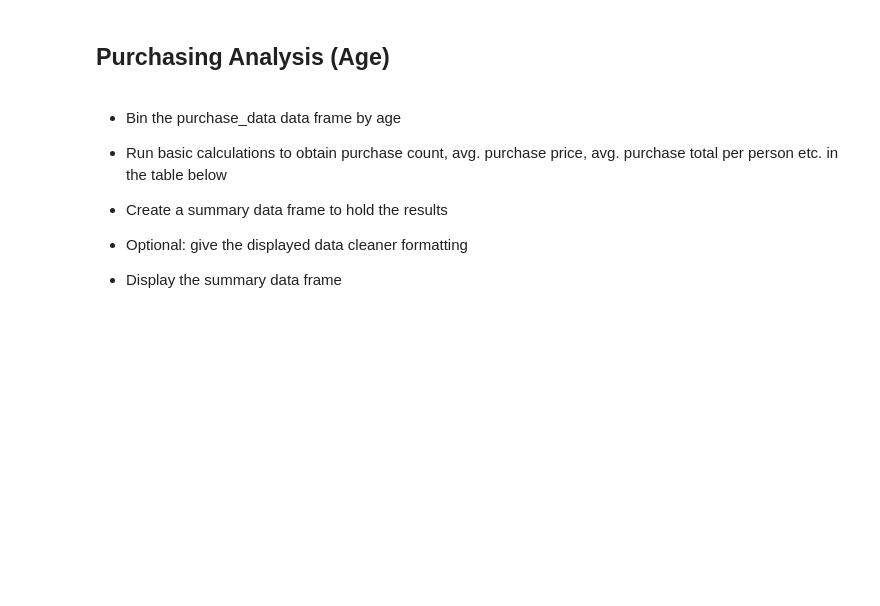
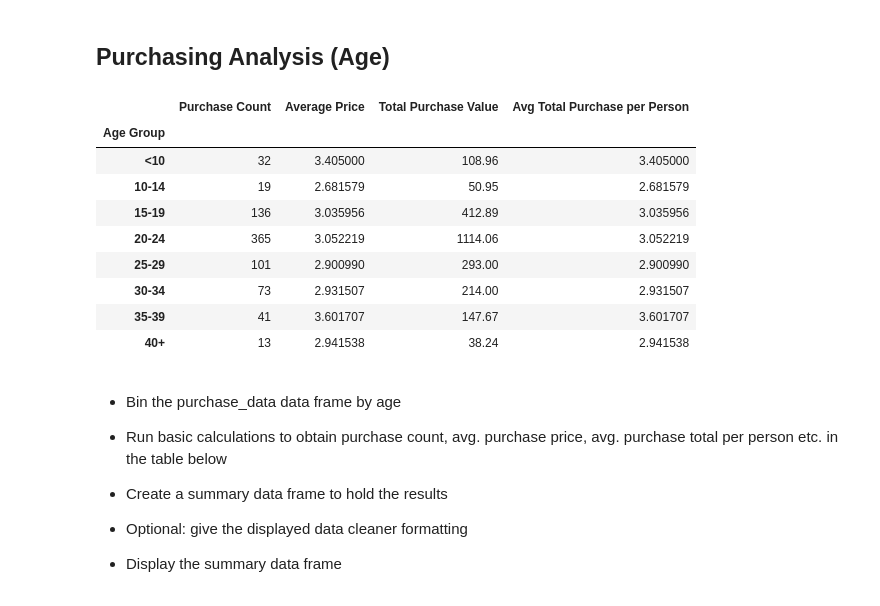
Before and after one commit to cgellel/DataClass, a Jupyter notebook: HW4/HeroesOfPymoli_HW4_cmg.ipynb, the cells around one changed output. Saved outputs shown, nothing was run; the diff lists cells and outputs as text; code cells hidden in the pictures; blank space fills up the shorter version.

```diff
--- a/HW4/HeroesOfPymoli_HW4_cmg.ipynb
+++ b/HW4/HeroesOfPymoli_HW4_cmg.ipynb
@@ -241,6 +256,33 @@ Name: Price, dtype: float64
 | 40+ | 12 | 2.08 |
 # %% [markdown]
 ## Purchasing Analysis (Age)
+# %%
+#Bin the purchase_data data frame by age
+#Display Purchase Summary by Age Group data frame with purchase count, avg. purchase price, avg. purchase total per person
+
+AG_df = HOP_df.groupby("Age Group").Price.agg(["count", "mean", "sum"])
+AG_df.columns = ["Purchase Count", "Average Price", "Total Purchase Value"]
+
+# add Avg Purchase PP Column
+
+purchase_per_person = AG_df['Total Purchase Value'] / AG_df['Purchase Count']
+AG_df['Avg Total Purchase per Person'] = purchase_per_person
+
+AG_df
+
+#Create a summary data frame to hold the results
+#Display the summary data frame
+# %% [output]
+|  | Purchase Count | Average Price | Total Purchase Value | Avg Total Purchase per Person |
+| Age Group |  |  |  |  |
+| <10 | 32 | 3.405000 | 108.96 | 3.405000 |
+| 10-14 | 19 | 2.681579 | 50.95 | 2.681579 |
+| 15-19 | 136 | 3.035956 | 412.89 | 3.035956 |
+| 20-24 | 365 | 3.052219 | 1114.06 | 3.052219 |
+| 25-29 | 101 | 2.900990 | 293.00 | 2.900990 |
+| 30-34 | 73 | 2.931507 | 214.00 | 2.931507 |
+| 35-39 | 41 | 3.601707 | 147.67 | 3.601707 |
+| 40+ | 13 | 2.941538 | 38.24 | 2.941538 |
 # %% [markdown]
 * Bin the purchase_data data frame by age
 
```
Also changed, not shown: parts of 1 cell of this notebook.
